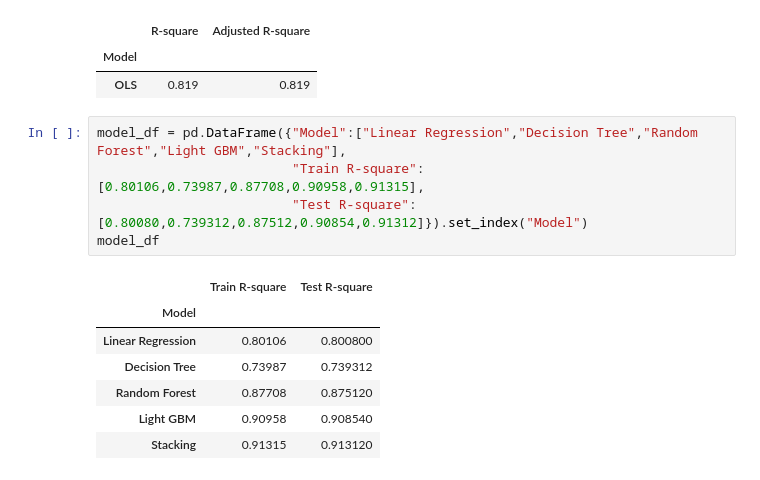
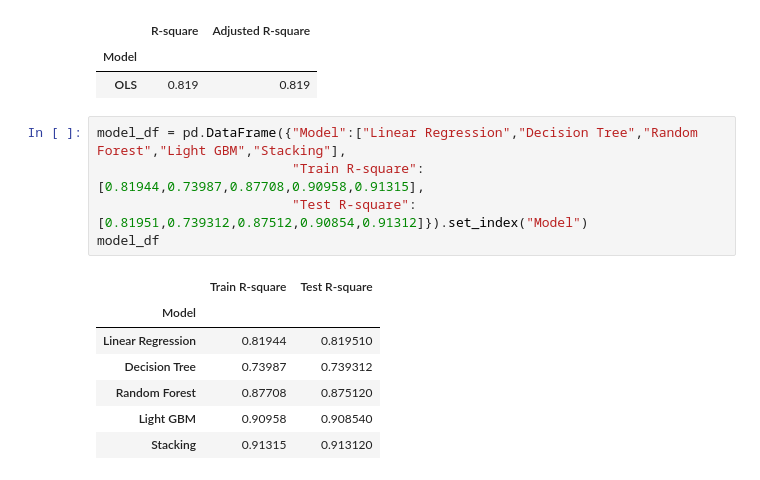
Before and after one commit to agrawalkunal2/RossmannSalesPrediction, a Jupyter notebook: Final_Rossmann_Sales_Prediction_Capstone_Project.ipynb, the cells around one changed output. Drawn from its saved outputs; the diff is of its cells as text.

```diff
--- a/Final_Rossmann_Sales_Prediction_Capstone_Project.ipynb
+++ b/Final_Rossmann_Sales_Prediction_Capstone_Project.ipynb
@@ -1773,13 +1755,13 @@ ols_df
 | OLS | 0.819 | 0.819 |
 # %%
 model_df = pd.DataFrame({"Model":["Linear Regression","Decision Tree","Random Forest","Light GBM","Stacking"],
-                         "Train R-square":[0.80106,0.73987,0.87708,0.90958,0.91315],
-                         "Test R-square":[0.80080,0.739312,0.87512,0.90854,0.91312]}).set_index("Model")
+                         "Train R-square":[0.81944,0.73987,0.87708,0.90958,0.91315],
+                         "Test R-square":[0.81951,0.739312,0.87512,0.90854,0.91312]}).set_index("Model")
 model_df
 # %% [output]
 |  | Train R-square | Test R-square |
 | Model |  |  |
-| Linear Regression | 0.80106 | 0.800800 |
+| Linear Regression | 0.81944 | 0.819510 |
 | Decision Tree | 0.73987 | 0.739312 |
 | Random Forest | 0.87708 | 0.875120 |
 | Light GBM | 0.90958 | 0.908540 |
```
Also changed, not shown: parts of 2 cells of this notebook.
